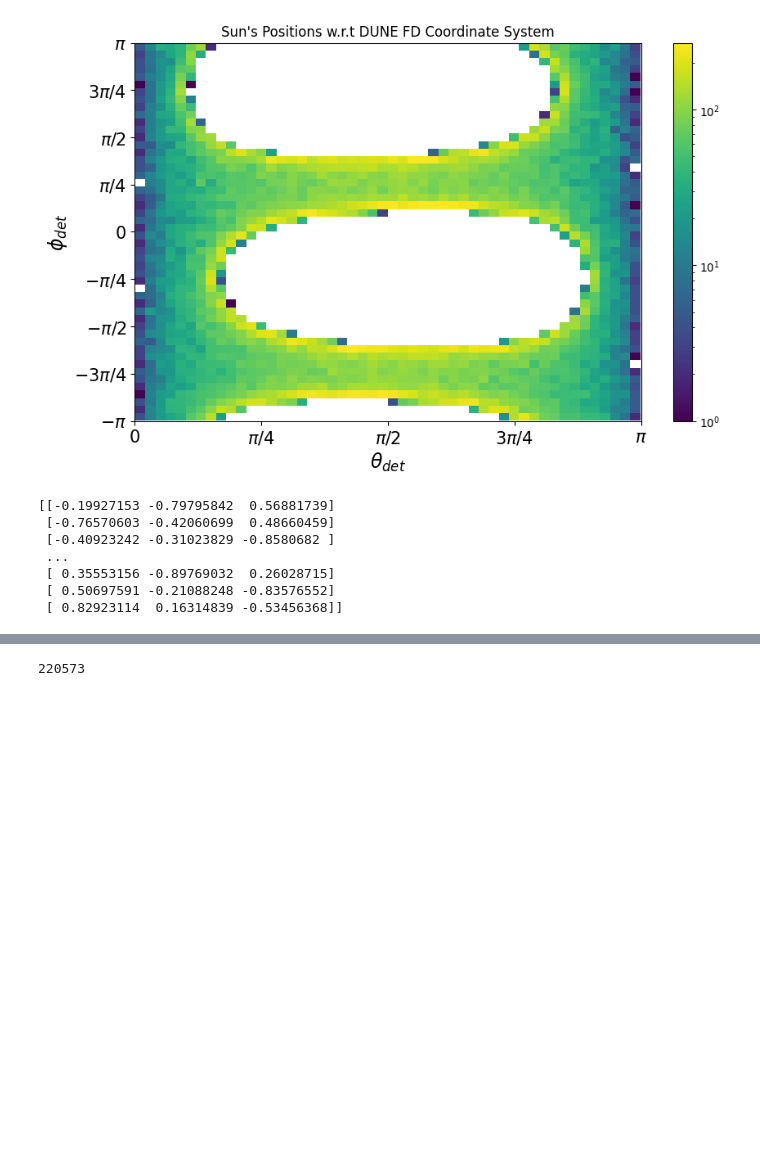
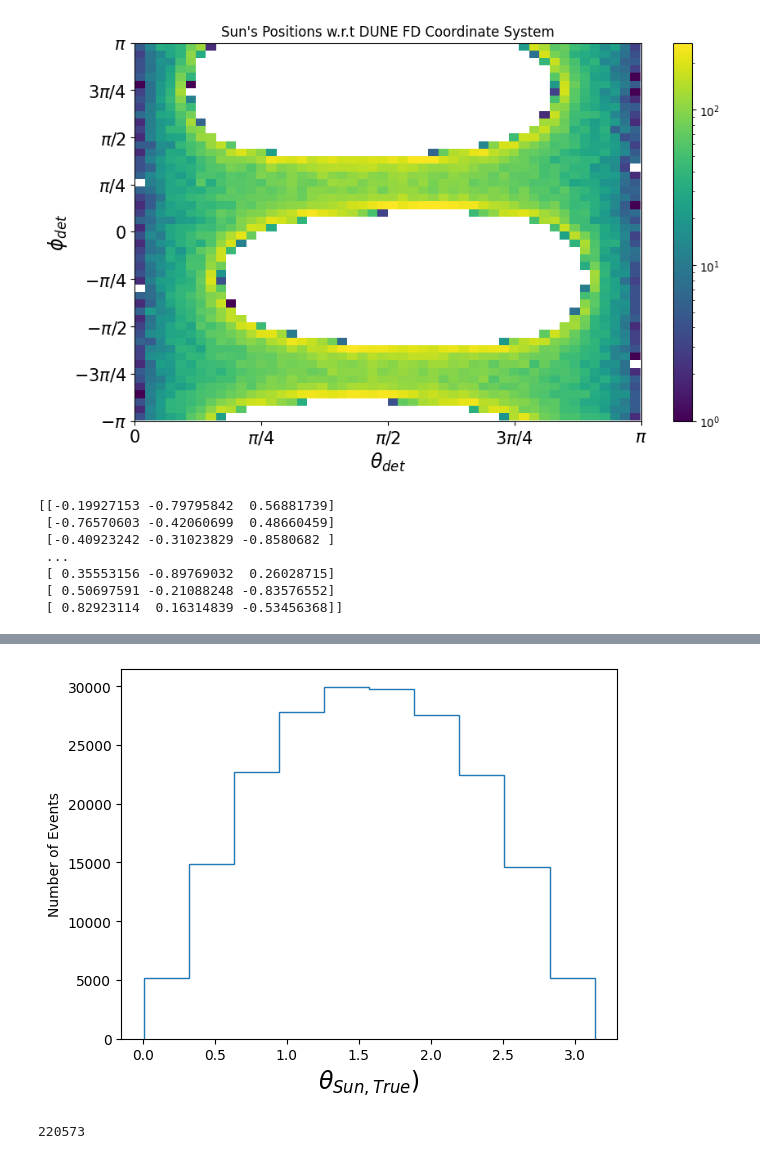
Before and after one commit to lperes-ufrj/UpperLimitCode, a Jupyter notebook: FinalPlots/AngPlots.ipynb, the cells around one changed output, grey strips where cells are left out. Drawn from its saved outputs; the diff is of its cells as text; code cells hidden in the pictures; blank space fills up the shorter version.

```diff
--- a/FinalPlots/AngPlots.ipynb
+++ b/FinalPlots/AngPlots.ipynb
@@ -237,3 +237,12 @@ plt.show()
+# %%
+plt.figure(dpi=100)
+plt.hist(np.arccos(hist_cos), bins = 10,histtype = 'step')
+#plt.title(f'index number evt: {index}')
+plt.ylabel('Number of Events')
+plt.xlabel(r'$\theta_{Sun, True})$',fontsize = 17)
+plt.show()
+# %% [output]
+[figure, added]
 # %%
 fAtm_00a = ROOT.TFile.Open('/home/leoperes/ntuples_grid_newVertex/00a_newVertex/atm_hA_BR_4ana.root')
 fTree_atm = fAtm.Get("ana/Atm")
```
Also changed, not shown: parts of 17 cells of this notebook, 4 other files.
